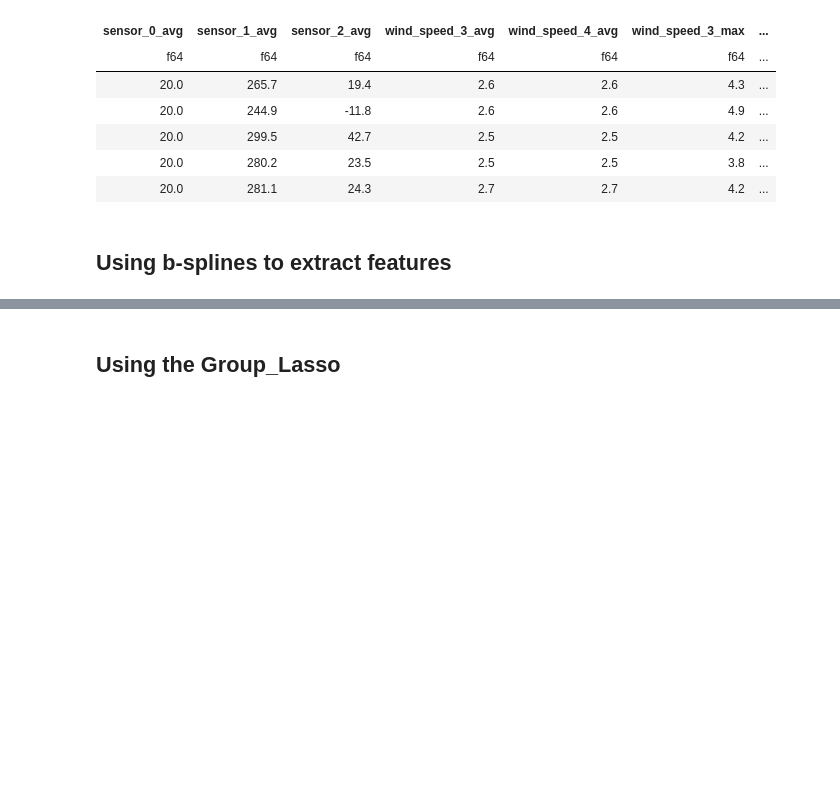
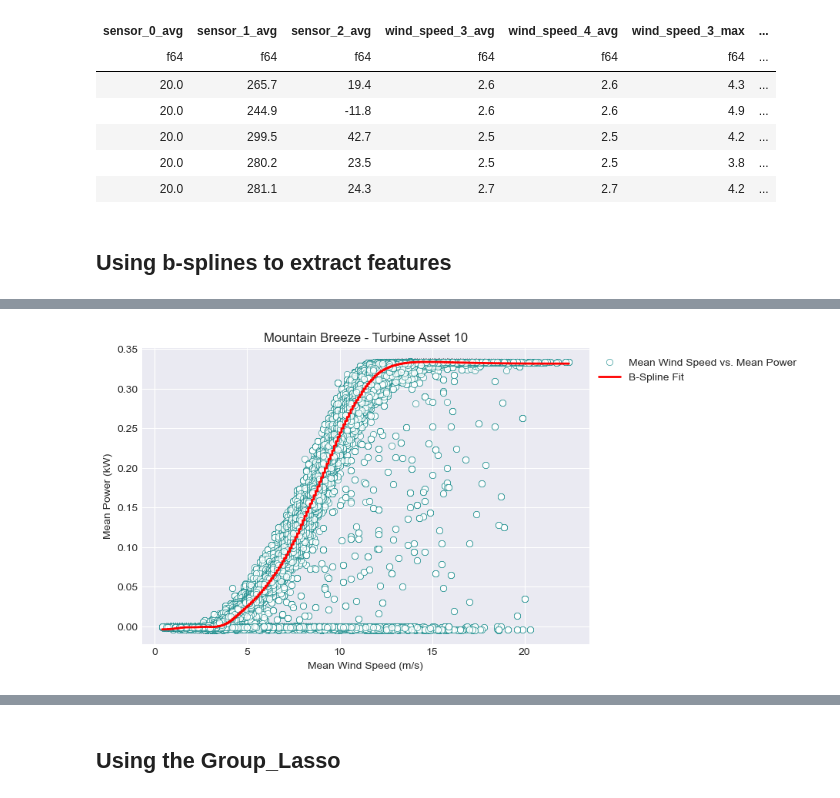
Before and after one commit to NehemiahSolis/Wind-Turbine-Fault-Detection, a Jupyter notebook: notebooks/0.01_CARE_data_fault_detection.ipynb, the cells around one changed output, grey strips where cells are left out. Saved outputs shown, nothing was run; the diff lists cells and outputs as text; code cells hidden in the pictures; blank space fills up the shorter version.

```diff
--- a/notebooks/0.01_CARE_data_fault_detection.ipynb
+++ b/notebooks/0.01_CARE_data_fault_detection.ipynb
@@ -339,3 +374,35 @@ Accuracy: 0.8090673201672193
+# %%
+# convert to numpy array
+x = wind_speed
+xx = np.linspace(0, 1, len(x))
+y = power_mwh
+knots = np.linspace(0, 1, 14)
+
+# Fit b-spline
+bspline = feat.BSplineBasis(xx, knots, 2)[:,:-2]
+# Predict b-spline
+bspline_fit = bspline@np.linalg.solve(bspline.T@bspline, bspline.T@np.sort(y))
+
+plt.figure(figsize=(10, 6))
+plt.scatter(x, y, label="Mean Wind Speed vs. Mean Power", color='white', alpha=0.8, edgecolors='teal', linewidth=0.5)
+plt.plot(np.sort(x), bspline_fit, label="B-Spline Fit", color='red', linewidth=2)
+
+# Set plot labels and title
+plt.xlabel("Mean Wind Speed (m/s)")
+plt.ylabel("Mean Power (kW)")
+plt.title("Mountain Breeze - Turbine Asset 10")
+plt.legend()
+
+# Customize legend
+plt.legend(loc='upper left', bbox_to_anchor=(1, 1))
+
+# Set plot size
+plt.gcf().set_size_inches(7.5, 5)
+
+# Display plot
+plt.show()
+# %% [output]
+[figure, added]
 # %%
 # Create the confusion matrix
 cm = confusion_matrix(y_test, y_pred)
```
Also changed, not shown: parts of 19 cells of this notebook, 14 other files.
